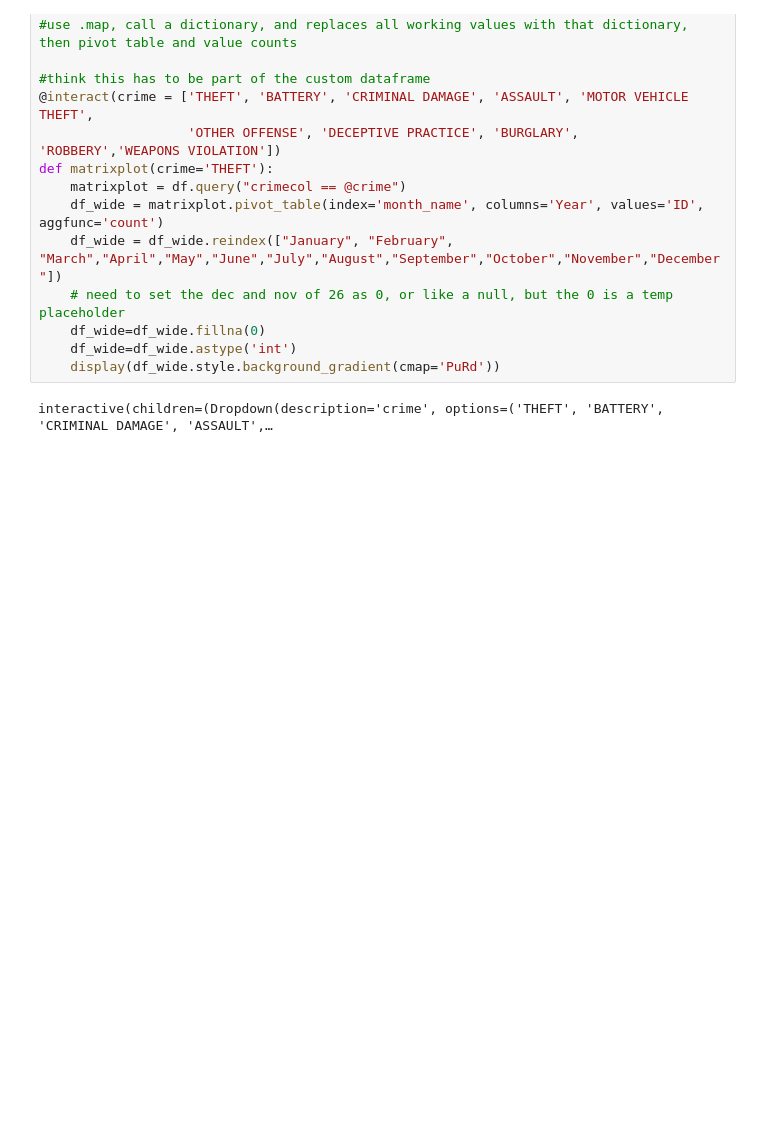
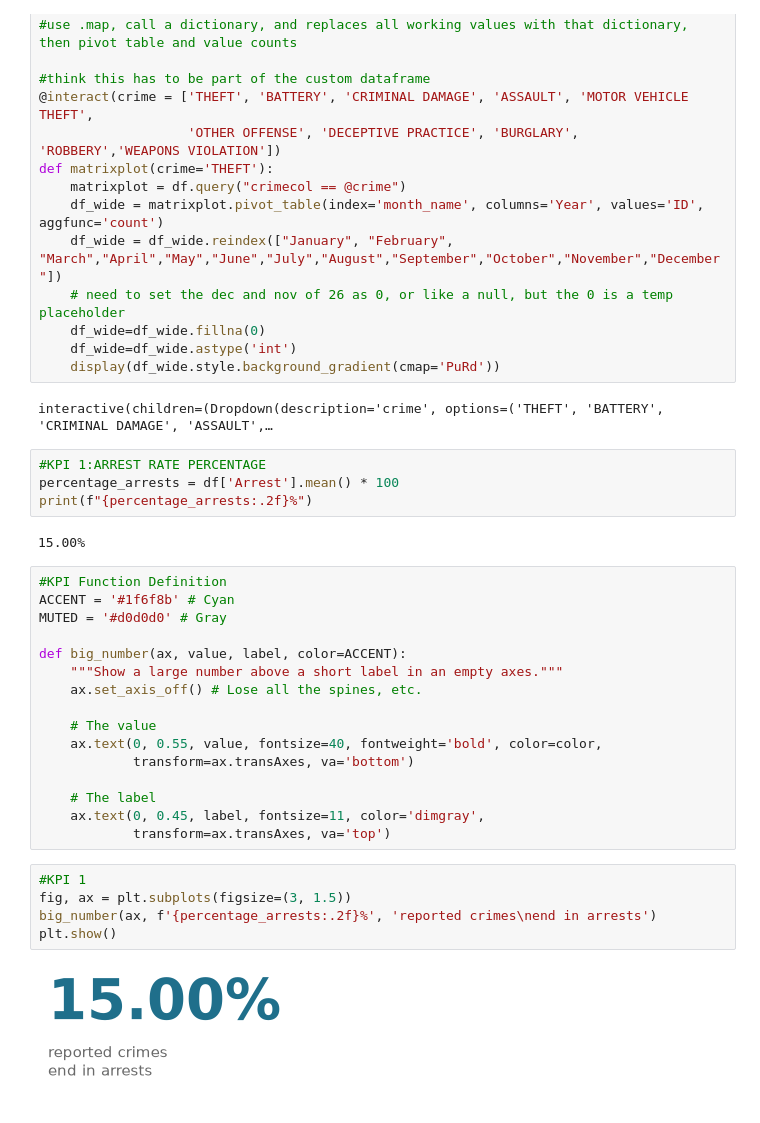
Before and after one commit to elliotlam32/ds2023crime, a Jupyter notebook: draft_diego.ipynb, the cells around one changed output. Cells and saved outputs as stored; diff of their text form; blank space fills up the shorter version.

```diff
--- a/draft_diego.ipynb
+++ b/draft_diego.ipynb
@@ -216,3 +216,32 @@ def matrixplot(crime='THEFT'):
     display(df_wide.style.background_gradient(cmap='PuRd'))
 # %% [output]
 interactive(children=(Dropdown(description='crime', options=('THEFT', 'BATTERY', 'CRIMINAL DAMAGE', 'ASSAULT',…
+# %%
+#KPI 1:ARREST RATE PERCENTAGE
+percentage_arrests = df['Arrest'].mean() * 100
+print(f"{percentage_arrests:.2f}%")
+# %% [output]
+15.00%
+# %%
+#KPI Function Definition
+ACCENT = '#1f6f8b' # Cyan
+MUTED = '#d0d0d0' # Gray
+
+def big_number(ax, value, label, color=ACCENT):
+    """Show a large number above a short label in an empty axes."""
+    ax.set_axis_off() # Lose all the spines, etc.
+
+    # The value
+    ax.text(0, 0.55, value, fontsize=40, fontweight='bold', color=color,
+            transform=ax.transAxes, va='bottom')
+
+    # The label
+    ax.text(0, 0.45, label, fontsize=11, color='dimgray',
+            transform=ax.transAxes, va='top')
+# %%
+#KPI 1
+fig, ax = plt.subplots(figsize=(3, 1.5))
+big_number(ax, f'{percentage_arrests:.2f}%', 'reported crimes\nend in arrests')
+plt.show()
+# %% [output]
+[figure, added]
```
Also changed, not shown: parts of 4 cells of this notebook.
